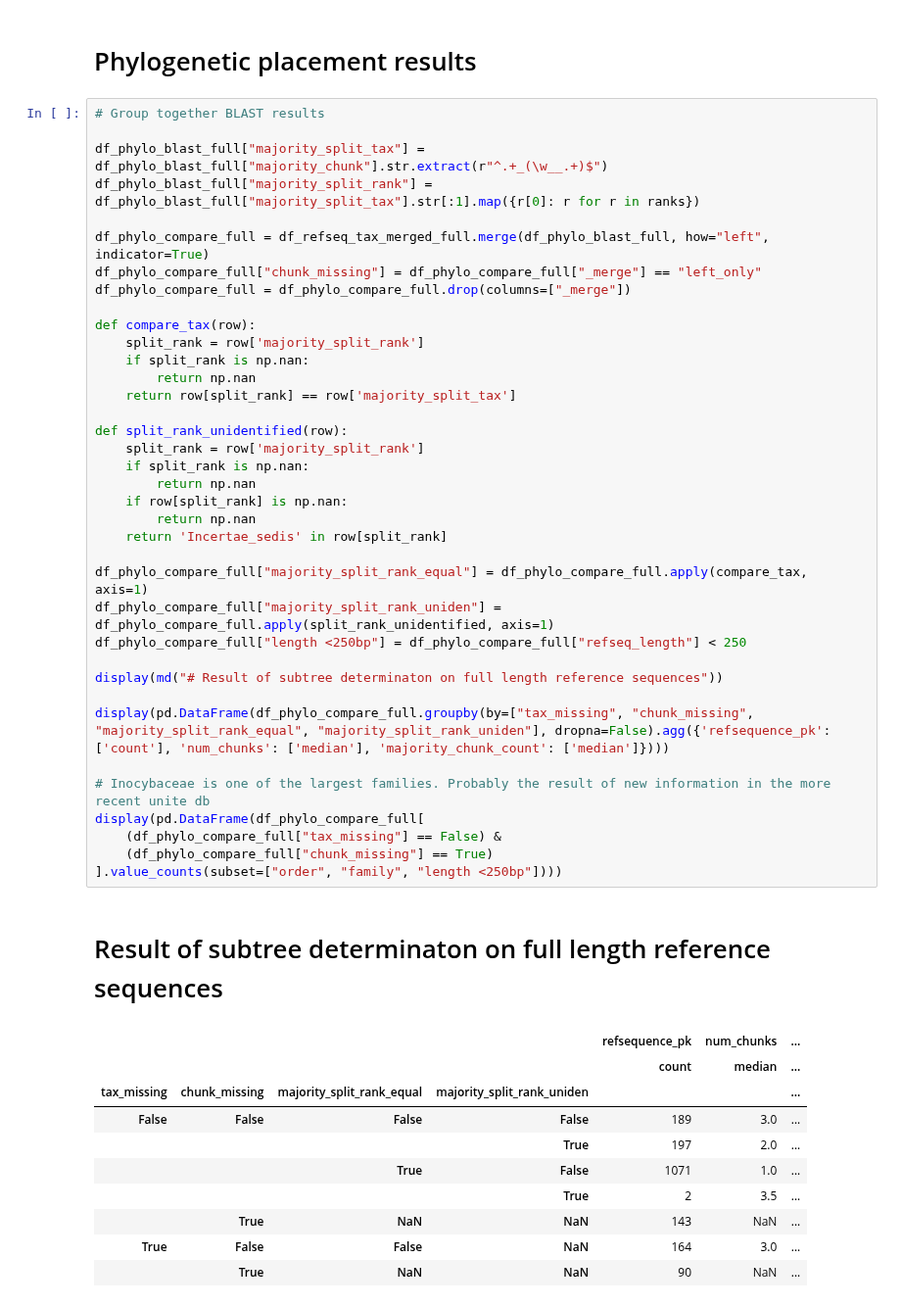
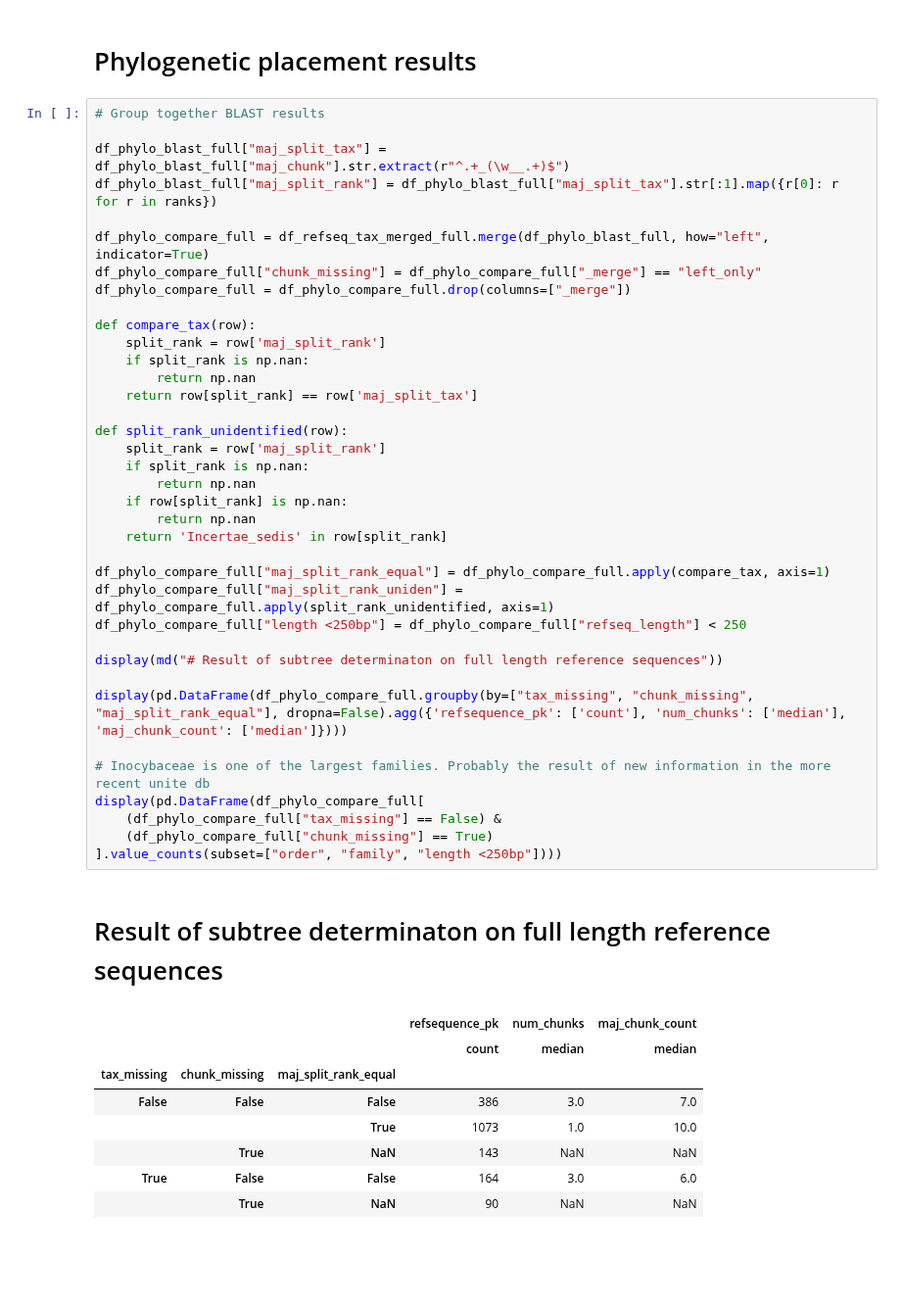
Before and after one commit to SethGG/mycodiversity-arise, a Jupyter notebook: 7_data_analysis.ipynb, the cells around one changed output. Shown at 98% size. Saved outputs shown, nothing was run; the diff lists cells and outputs as text; blank space fills up the shorter version.

```diff
--- a/7_data_analysis.ipynb
+++ b/7_data_analysis.ipynb
@@ -785,52 +779,50 @@ plt.show()
 # %%
 # Group together BLAST results
 
-df_phylo_blast_full["majority_split_tax"] = df_phylo_blast_full["majority_chunk"].str.extract(r"^.+_(\w__.+)$")
-df_phylo_blast_full["majority_split_rank"] = df_phylo_blast_full["majority_split_tax"].str[:1].map({r[0]: r for r in ranks})
+df_phylo_blast_full["maj_split_tax"] = df_phylo_blast_full["maj_chunk"].str.extract(r"^.+_(\w__.+)$")
+df_phylo_blast_full["maj_split_rank"] = df_phylo_blast_full["maj_split_tax"].str[:1].map({r[0]: r for r in ranks})
 
 df_phylo_compare_full = df_refseq_tax_merged_full.merge(df_phylo_blast_full, how="left", indicator=True)
 df_phylo_compare_full["chunk_missing"] = df_phylo_compare_full["_merge"] == "left_only"
 df_phylo_compare_full = df_phylo_compare_full.drop(columns=["_merge"])
 
 def compare_tax(row):
-    split_rank = row['majority_split_rank']
+    split_rank = row['maj_split_rank']
     if split_rank is np.nan:
         return np.nan
-    return row[split_rank] == row['majority_split_tax']
+    return row[split_rank] == row['maj_split_tax']
 
 def split_rank_unidentified(row):
-    split_rank = row['majority_split_rank']
+    split_rank = row['maj_split_rank']
     if split_rank is np.nan:
         return np.nan
     if row[split_rank] is np.nan:
         return np.nan
     return 'Incertae_sedis' in row[split_rank]
 
-df_phylo_compare_full["majority_split_rank_equal"] = df_phylo_compare_full.apply(compare_tax, axis=1)
-df_phylo_compare_full["majority_split_rank_uniden"] = df_phylo_compare_full.apply(split_rank_unidentified, axis=1)
+df_phylo_compare_full["maj_split_rank_equal"] = df_phylo_compare_full.apply(compare_tax, axis=1)
+df_phylo_compare_full["maj_split_rank_uniden"] = df_phylo_compare_full.apply(split_rank_unidentified, axis=1)
 df_phylo_compare_full["length <250bp"] = df_phylo_compare_full["refseq_length"] < 250
 
 display(md("# Result of subtree determinaton on full length reference sequences"))
 
-display(pd.DataFrame(df_phylo_compare_full.groupby(by=["tax_missing", "chunk_missing", "majority_split_rank_equal", "majority_split_rank_uniden"], dropna=False).agg({'refsequence_pk': ['count'], 'num_chunks': ['median'], 'majority_chunk_count': ['median']})))
+display(pd.DataFrame(df_phylo_compare_full.groupby(by=["tax_missing", "chunk_missing", "maj_split_rank_equal"], dropna=False).agg({'refsequence_pk': ['count'], 'num_chunks': ['median'], 'maj_chunk_count': ['median']})))
 
 # Inocybaceae is one of the largest families. Probably the result of new information in the more recent unite db
 display(pd.DataFrame(df_phylo_compare_full[
     (df_phylo_compare_full["tax_missing"] == False) &
     (df_phylo_compare_full["chunk_missing"] == True)
 ].value_counts(subset=["order", "family", "length <250bp"])))
 # %% [output]
 # Result of subtree determinaton on full length reference sequences
-|  |  |  |  | refsequence_pk | num_chunks | ... |
-|  |  |  |  | count | median | ... |
-| tax_missing | chunk_missing | majority_split_rank_equal | majority_split_rank_uniden |  |  | ... |
-| False | False | False | False | 189 | 3.0 | ... |
-|  |  |  | True | 197 | 2.0 | ... |
-|  |  | True | False | 1071 | 1.0 | ... |
-|  |  |  | True | 2 | 3.5 | ... |
-|  | True | NaN | NaN | 143 | NaN | ... |
-| True | False | False | NaN | 164 | 3.0 | ... |
-|  | True | NaN | NaN | 90 | NaN | ... |
+|  |  |  | refsequence_pk | num_chunks | maj_chunk_count |
+|  |  |  | count | median | median |
+| tax_missing | chunk_missing | maj_split_rank_equal |  |  |  |
+| False | False | False | 386 | 3.0 | 7.0 |
+|  |  | True | 1073 | 1.0 | 10.0 |
+|  | True | NaN | 143 | NaN | NaN |
+| True | False | False | 164 | 3.0 | 6.0 |
+|  | True | NaN | 90 | NaN | NaN |
 |  |  |  | count |
 | order | family | length <250bp |  |
 | o__Agaricales | f__Inocybaceae | False | 123 |
```
Also changed, not shown: parts of 4 cells of this notebook, 12 other files.
